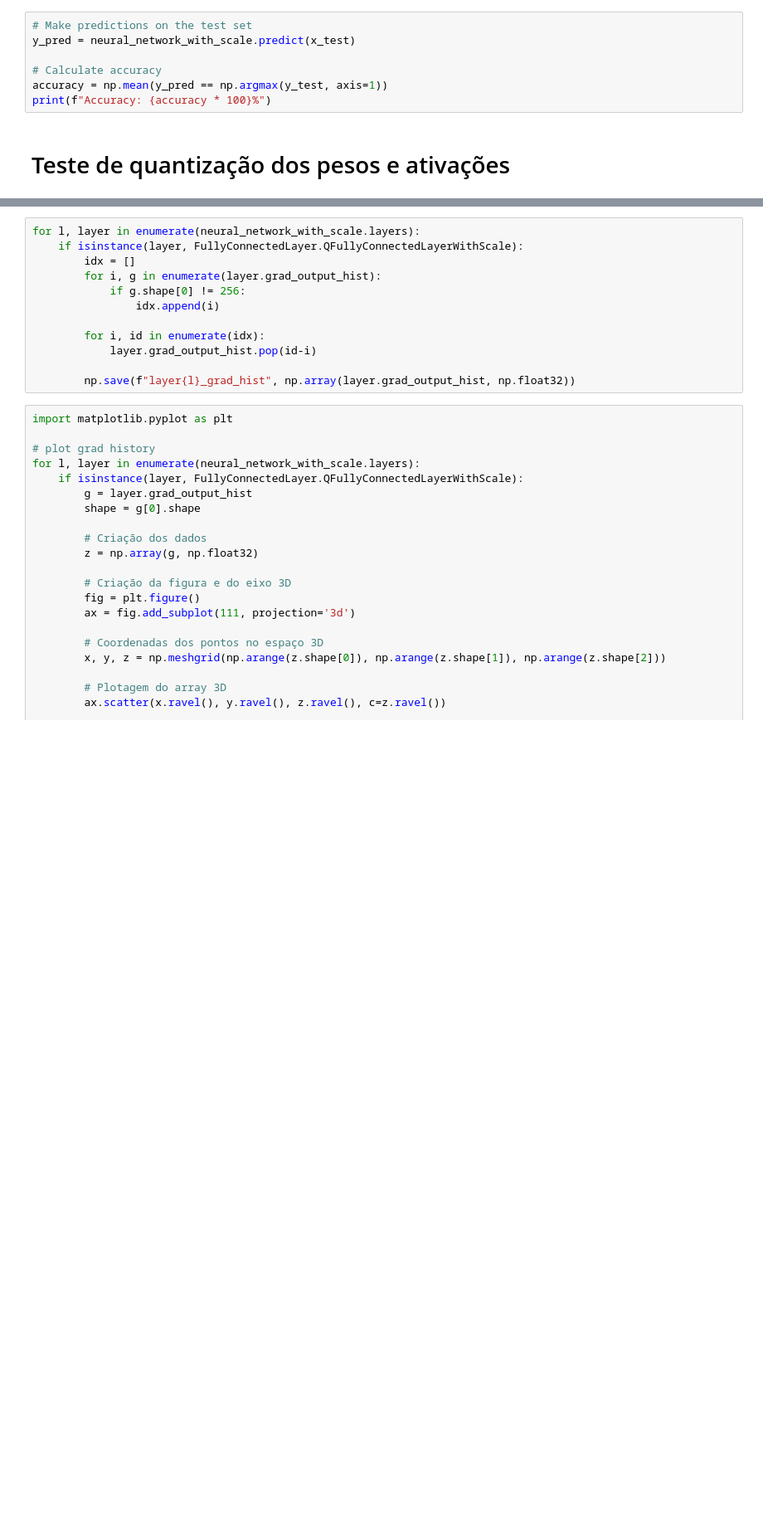
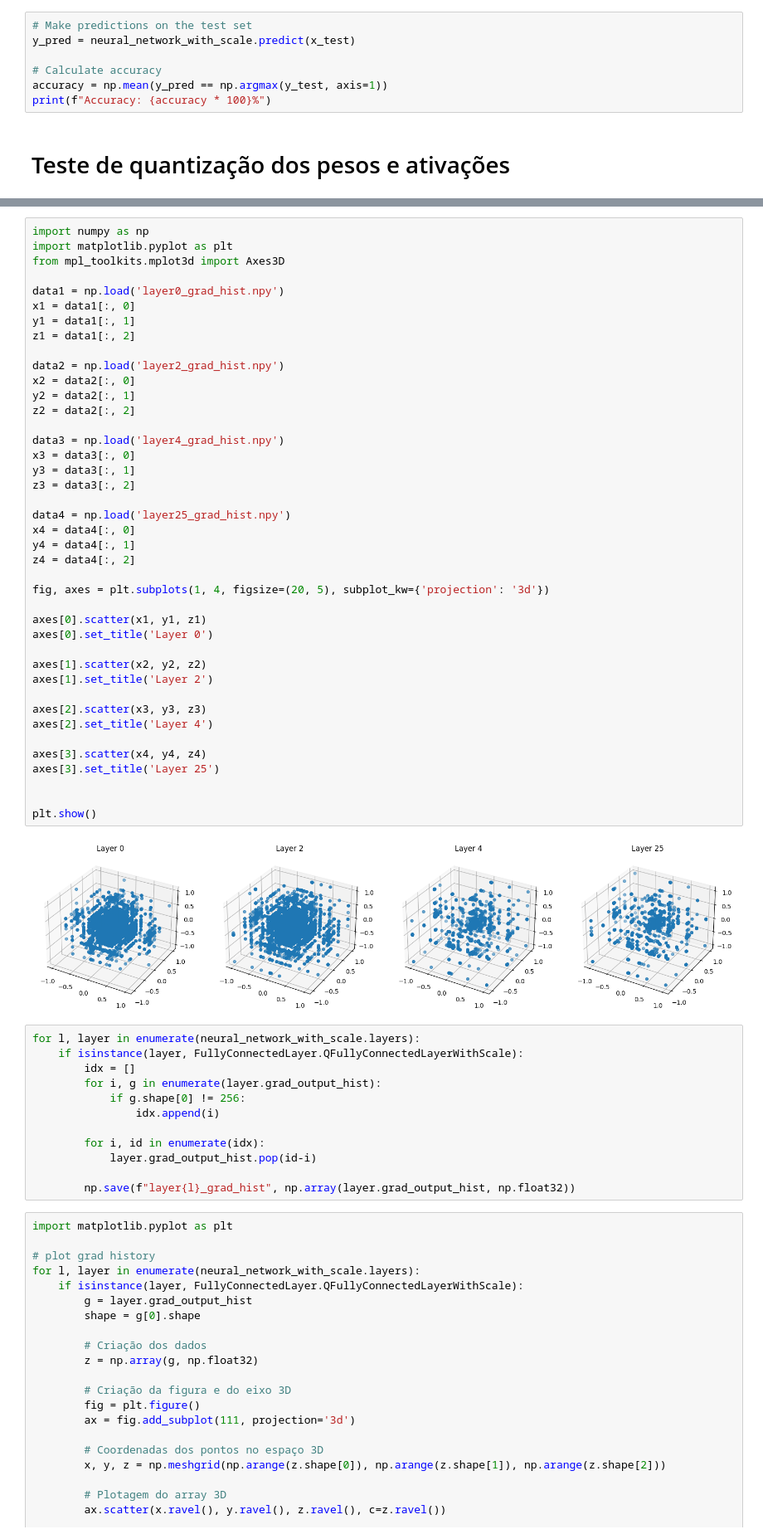
Before and after one commit to georgenardes/mlp_from_scratch, a Jupyter notebook: main.ipynb, the cells around one changed output, grey strips where cells are left out. Shown: that part at 83% size. Drawn from its saved outputs; the diff is of its cells as text; blank space fills up the shorter version.

```diff
--- a/main.ipynb
+++ b/main.ipynb
@@ -204,3 +203,46 @@ Epoch 5/5, Loss: 0.0027218153164341495 Accuracy: 93.24%
+# %%
+import numpy as np
+import matplotlib.pyplot as plt
+from mpl_toolkits.mplot3d import Axes3D
+
+data1 = np.load('layer0_grad_hist.npy')
+x1 = data1[:, 0]
+y1 = data1[:, 1]
+z1 = data1[:, 2]
+
+data2 = np.load('layer2_grad_hist.npy')
+x2 = data2[:, 0]
+y2 = data2[:, 1]
+z2 = data2[:, 2]
+
+data3 = np.load('layer4_grad_hist.npy')
+x3 = data3[:, 0]
+y3 = data3[:, 1]
+z3 = data3[:, 2]
+
+data4 = np.load('layer25_grad_hist.npy')
+x4 = data4[:, 0]
+y4 = data4[:, 1]
+z4 = data4[:, 2]
+
+fig, axes = plt.subplots(1, 4, figsize=(20, 5), subplot_kw={'projection': '3d'})
+
+axes[0].scatter(x1, y1, z1)
+axes[0].set_title('Layer 0')
+
+axes[1].scatter(x2, y2, z2)
+axes[1].set_title('Layer 2')
+
+axes[2].scatter(x3, y3, z3)
+axes[2].set_title('Layer 4')
+
+axes[3].scatter(x4, y4, z4)
+axes[3].set_title('Layer 25')
+
+
+plt.show()
+# %% [output]
+[figure, added]
 # %%
 for l, layer in enumerate(neural_network_with_scale.layers):
     if isinstance(layer, FullyConnectedLayer.QFullyConnectedLayerWithScale):
```
Also changed, not shown: parts of 2 cells of this notebook, 2 other files.
